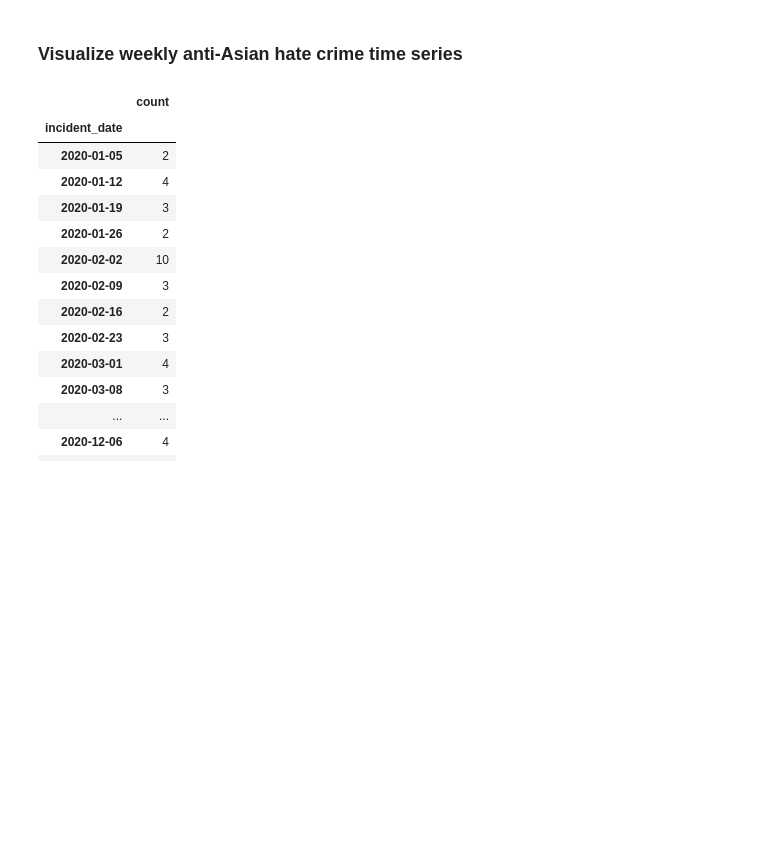
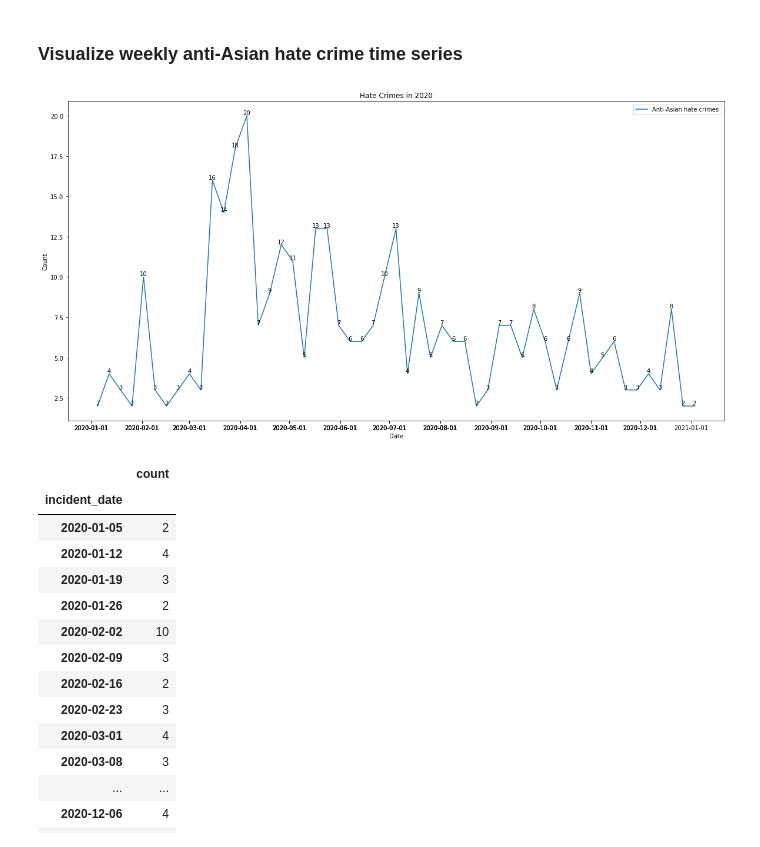
Before and after one commit to macs30200-s23/replication-materials-yuzhouw313, a Jupyter notebook: FBI_hatecrime/crime_analysis.ipynb, the cells around one changed output. Saved outputs shown, nothing was run; the diff lists cells and outputs as text; code cells hidden in the pictures; blank space fills up the shorter version.

```diff
--- a/FBI_hatecrime/crime_analysis.ipynb
+++ b/FBI_hatecrime/crime_analysis.ipynb
@@ -121,0 +76,7 @@ Total number of all hate crimes =  9854
+# %%
+monthly_crimes = monthly_crimes.rename(columns={'incident_id': 'incident_count'})
+monthly_crimes = monthly_crimes.drop(['bias_desc', 'offense_name', 'offender_race', 'offender_ethnicity',
+                     'total_offender_count', 'victim_count', 'location_name', 'data_year',
+                     'division_name', 'region_name', 'population_group_description', 'total_individual_victims',
+                     'victim_types', 'multiple_offense', 'multiple_bias'], axis=1)
+monthly_crimes
@@ -122,11 +98,11 @@ Total number of all hate crimes =  9854
 # %%
 plt.figure(figsize=(10, 6))
 months = ['Jan', 'Feb', 'Mar', 'Apr', 'May', 'Jun', 'Jul', 'Aug', 'Sep', 'Oct', 'Nov', 'Dec']
-crime_num = [jan, feb, mar, apr, may, jun, jul, aug, sep, oct, nov, dec]
+crime_num = monthly_crimes.values
 plt.plot(months, crime_num)
 
 for i, count in enumerate(crime_num):
-    plt.text(i, count, str(count), ha='center', va='bottom')
+    plt.text(i, count[0], count[0], ha='center', va='bottom')
 
 plt.title("All racial hate crime incidents on Monthly Basis")
 plt.xlabel("Date")
@@ -145,0 +113,8 @@ Total number of anti-Asian hate crimes =  356
+# %%
+monthly_acrimes = df_asian.resample('MS').count()
+monthly_acrimes = monthly_acrimes.rename(columns={'incident_id': 'incident_count'})
+monthly_acrimes = monthly_acrimes.drop(['bias_desc', 'offense_name', 'offender_race', 'offender_ethnicity',
+                     'total_offender_count', 'victim_count', 'location_name', 'data_year',
+                     'division_name', 'region_name', 'population_group_description', 'total_individual_victims',
+                     'victim_types', 'multiple_offense', 'multiple_bias'], axis=1)
+monthly_acrimes
@@ -146,10 +136,9 @@ Total number of anti-Asian hate crimes =  356
 # %%
 plt.figure(figsize=(10, 6))
-crime_num_a = [jan_a, feb_a, mar_a, apr_a, may_a, jun_a, jul_a, aug_a, sep_a, oct_a, nov_a, dec_a]
-plt.plot(months, crime_num_a)
+plt.plot(months, monthly_acrimes.values)
 
-for i, count in enumerate(crime_num_a):
-    plt.text(i, count, str(count), ha='center', va='bottom')
+for i, count in enumerate(monthly_acrimes.values):
+    plt.text(i, count[0], count[0], ha='center', va='bottom')
 
 plt.title("Anti-Asian hate crime incidents on Monthly Basis")
 plt.xlabel("Date")
@@ -250,17 +229,19 @@ weekly_antiasian_crimes
 # %%
 plt.figure(figsize=(20, 10))
 plt.plot(weekly_antiasian_crimes, label='Anti-Asian hate crimes')
 
-for i, value in enumerate(weekly_antiasian_crimes):
-    plt.text(weekly_antiasian_crimes.index[i], value, str(value), ha='center', va='bottom')
+for i, value in enumerate(weekly_antiasian_crimes.values):
+    plt.text(weekly_antiasian_crimes.index[i], value[0], value[0], ha='center', va='bottom')
 
 
 plt.xticks(weekly_antiasian_crimes.index.strftime('%Y-%m'))
 plt.title('Hate Crimes in 2020')
 plt.xlabel('Date')
 plt.ylabel('Count')
 plt.legend()
 plt.show()
+# %% [output]
+[figure, added]
 # %%
 weekly_antiasian_crimes
 # %% [output]
```
Also changed, not shown: parts of 17 cells of this notebook, 5 other files.
